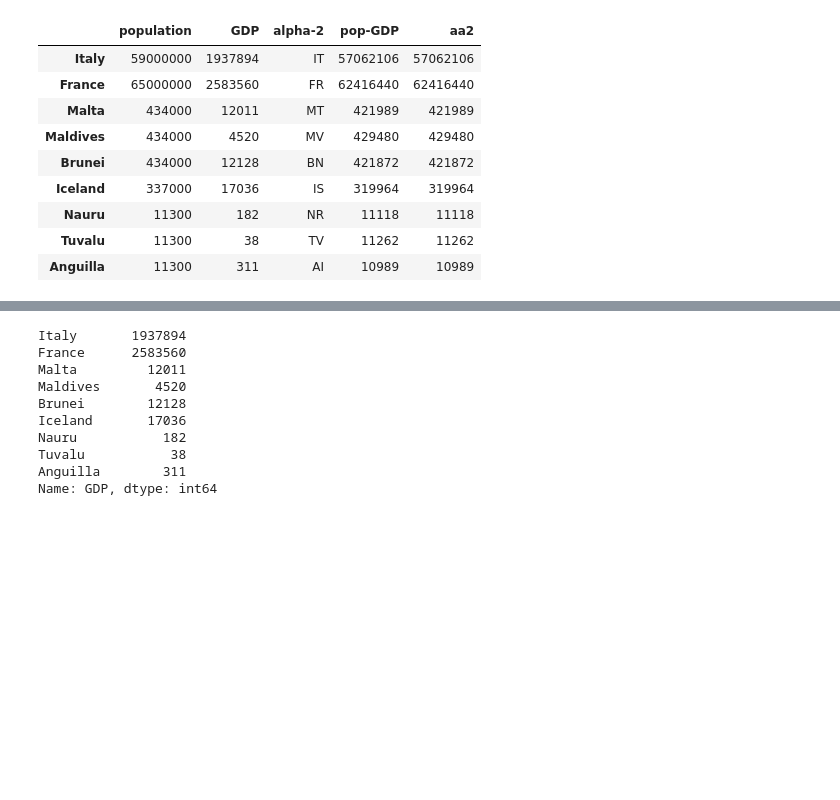
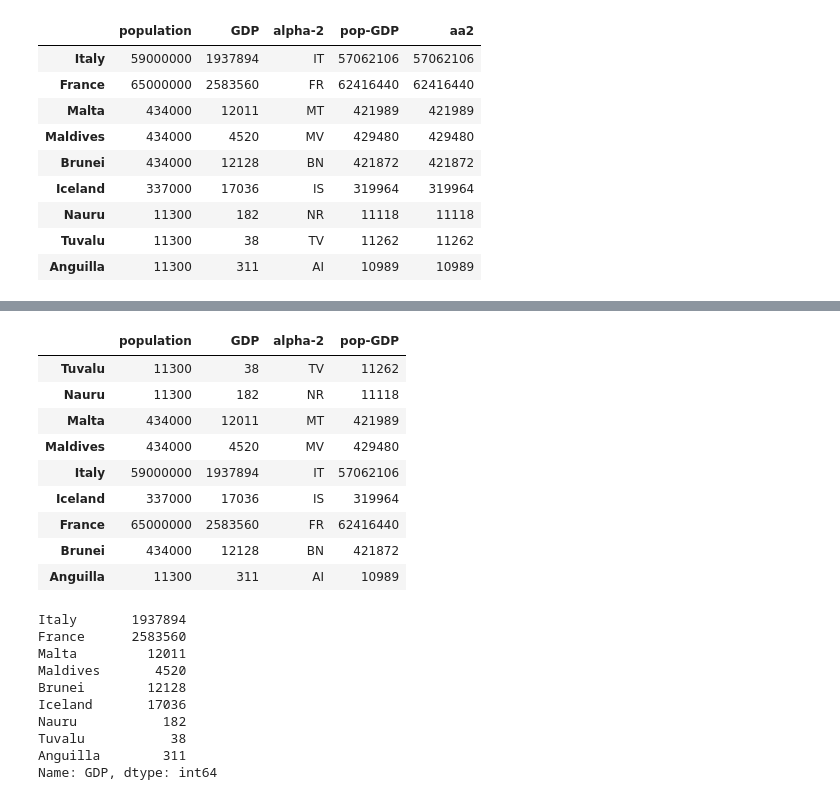
Before and after one commit to 2hongbi/DWU, a Jupyter notebook: src/3rd.ipynb, the cells around one changed output, grey strips where cells are left out. Cells and saved outputs as stored; diff of their text form; code cells hidden in the pictures; blank space fills up the shorter version.

```diff
--- a/src/3rd.ipynb
+++ b/src/3rd.ipynb
@@ -722,5 +742,18 @@ df5.sort_index(ascending = True)
 # %%
 df6 = df5.sort_index(ascending = True)
+# %%
+df5.sort_index(ascending=False)
+# %% [output]
+|  | population | GDP | alpha-2 | pop-GDP |
+| Tuvalu | 11300 | 38 | TV | 11262 |
+| Nauru | 11300 | 182 | NR | 11118 |
+| Malta | 434000 | 12011 | MT | 421989 |
+| Maldives | 434000 | 4520 | MV | 429480 |
+| Italy | 59000000 | 1937894 | IT | 57062106 |
+| Iceland | 337000 | 17036 | IS | 319964 |
+| France | 65000000 | 2583560 | FR | 62416440 |
+| Brunei | 434000 | 12128 | BN | 421872 |
+| Anguilla | 11300 | 311 | AI | 10989 |
 # %%
 df5['GDP']
 # %% [output]
```
Also changed, not shown: parts of 19 cells of this notebook.
